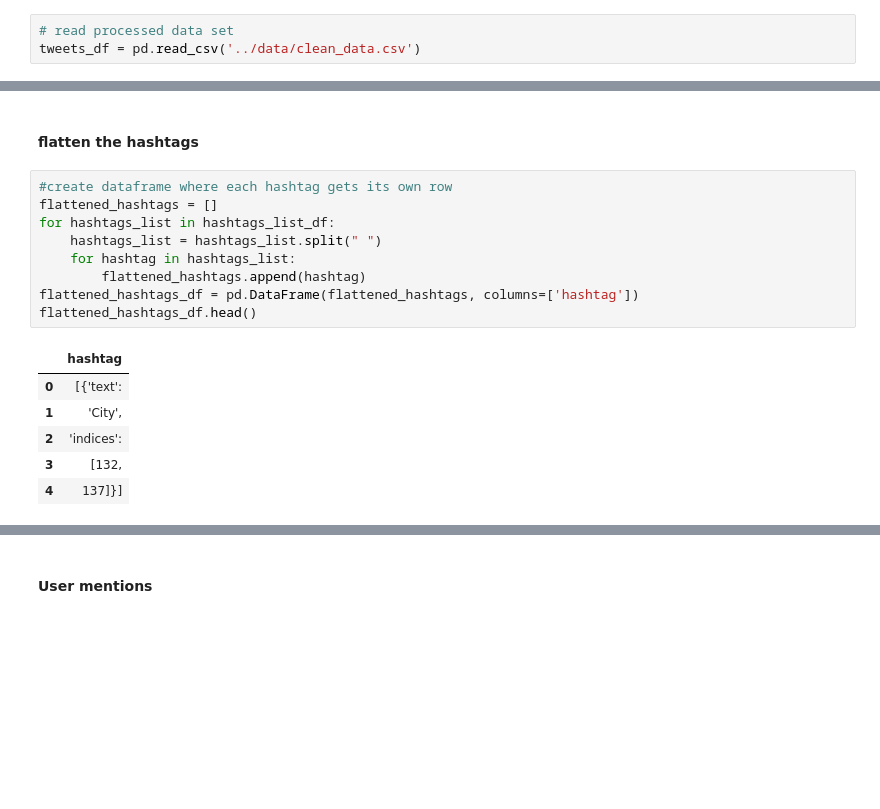
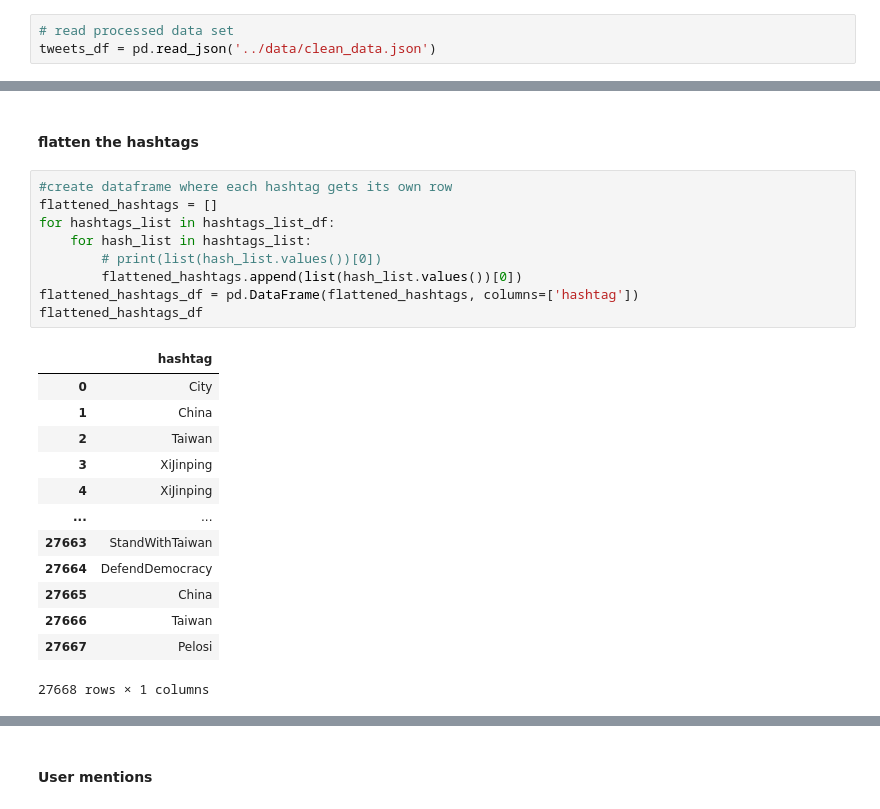
Before and after one commit to Fisseha-Estifanos/Twitter-Data-Analysis, a Jupyter notebook: notebooks/EDA.ipynb, the cells around one changed output, grey strips where cells are left out. Cells and saved outputs as stored; diff of their text form; blank space fills up the shorter version.

```diff
--- a/notebooks/EDA.ipynb
+++ b/notebooks/EDA.ipynb
@@ -16,4 +16,4 @@ from extract_dataframe import TweetDfExtractor
 from clean_tweets_dataframe import Clean_Tweets
 # %%
 # read processed data set
-tweets_df = pd.read_csv('../data/clean_data.csv')
+tweets_df = pd.read_json('../data/clean_data.json')
@@ -333,19 +335,26 @@ Name: hashtags, Length: 7440, dtype: object
 # %%
 #create dataframe where each hashtag gets its own row
 flattened_hashtags = []
 for hashtags_list in hashtags_list_df:
-    hashtags_list = hashtags_list.split(" ")
-    for hashtag in hashtags_list:
-        flattened_hashtags.append(hashtag)
+    for hash_list in hashtags_list:
+        # print(list(hash_list.values())[0])
+        flattened_hashtags.append(list(hash_list.values())[0])
 flattened_hashtags_df = pd.DataFrame(flattened_hashtags, columns=['hashtag'])
-flattened_hashtags_df.head()
+flattened_hashtags_df
 # %% [output]
 |  | hashtag |
-| 0 | [{'text': |
-| 1 | 'City', |
-| 2 | 'indices': |
-| 3 | [132, |
-| 4 | 137]}] |
+| 0 | City |
+| 1 | China |
+| 2 | Taiwan |
+| 3 | XiJinping |
+| 4 | XiJinping |
+| ... | ... |
+| 27663 | StandWithTaiwan |
+| 27664 | DefendDemocracy |
+| 27665 | China |
+| 27666 | Taiwan |
+| 27667 | Pelosi |
+27668 rows × 1 columns
 # %%
 flattened_hashtags_df.value_counts()
 # %% [output]
```
Also changed, not shown: parts of 16 cells of this notebook.
